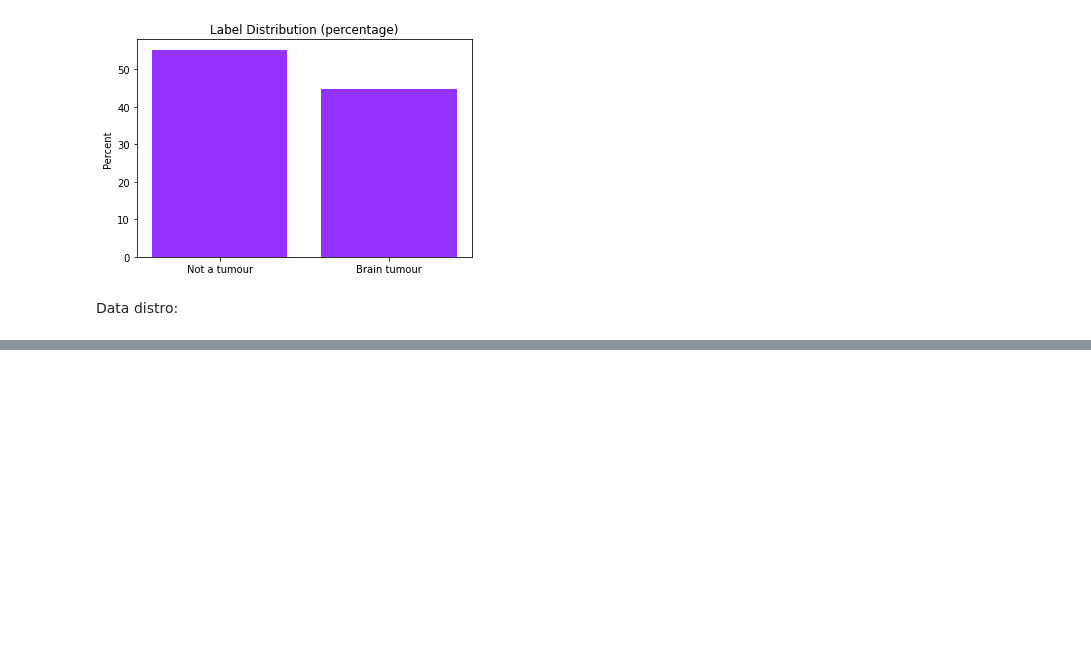
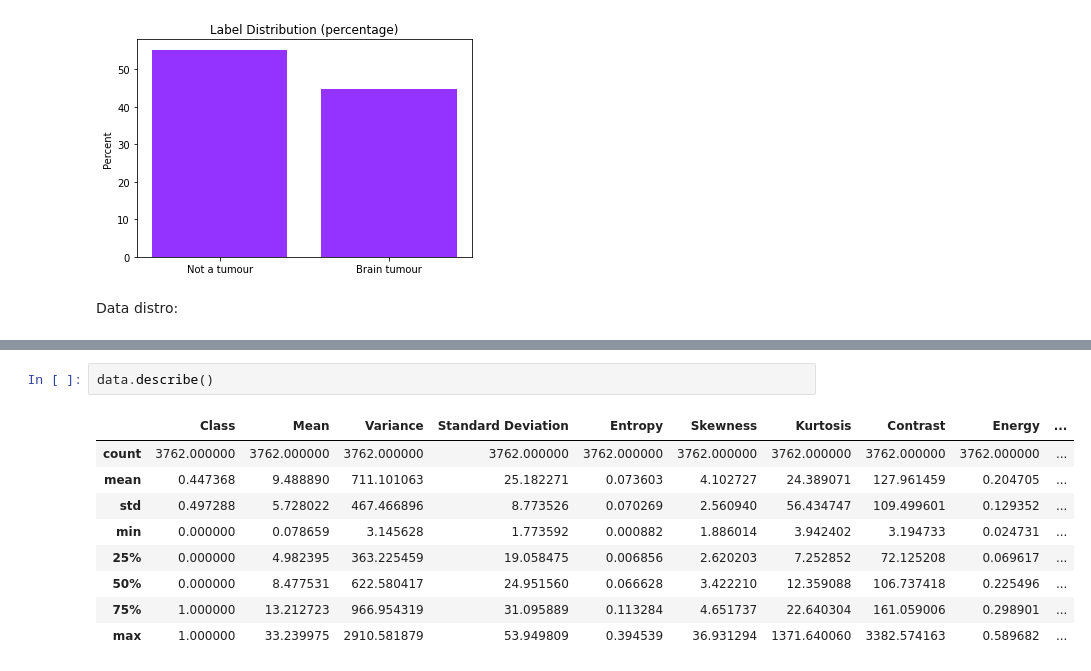
Before and after one commit to jerryadamsfranklin/brain-tumour-detection, a Jupyter notebook: eda.ipynb, the cells around one changed output, grey strips where cells are left out. Cells and saved outputs as stored; diff of their text form; blank space fills up the shorter version.

```diff
--- a/eda.ipynb
+++ b/eda.ipynb
@@ -76,0 +82,12 @@ for col in data.columns[2 :]:  # skip image and class columns
+# %%
+data.describe()
+# %% [output]
+|  | Class | Mean | Variance | Standard Deviation | Entropy | Skewness | Kurtosis | Contrast | Energy | ... |
+| count | 3762.000000 | 3762.000000 | 3762.000000 | 3762.000000 | 3762.000000 | 3762.000000 | 3762.000000 | 3762.000000 | 3762.000000 | ... |
+| mean | 0.447368 | 9.488890 | 711.101063 | 25.182271 | 0.073603 | 4.102727 | 24.389071 | 127.961459 | 0.204705 | ... |
+| std | 0.497288 | 5.728022 | 467.466896 | 8.773526 | 0.070269 | 2.560940 | 56.434747 | 109.499601 | 0.129352 | ... |
+| min | 0.000000 | 0.078659 | 3.145628 | 1.773592 | 0.000882 | 1.886014 | 3.942402 | 3.194733 | 0.024731 | ... |
+| 25% | 0.000000 | 4.982395 | 363.225459 | 19.058475 | 0.006856 | 2.620203 | 7.252852 | 72.125208 | 0.069617 | ... |
+| 50% | 0.000000 | 8.477531 | 622.580417 | 24.951560 | 0.066628 | 3.422210 | 12.359088 | 106.737418 | 0.225496 | ... |
+| 75% | 1.000000 | 13.212723 | 966.954319 | 31.095889 | 0.113284 | 4.651737 | 22.640304 | 161.059006 | 0.298901 | ... |
+| max | 1.000000 | 33.239975 | 2910.581879 | 53.949809 | 0.394539 | 36.931294 | 1371.640060 | 3382.574163 | 0.589682 | ... |
```
Also changed, not shown: parts of 8 cells of this notebook.
